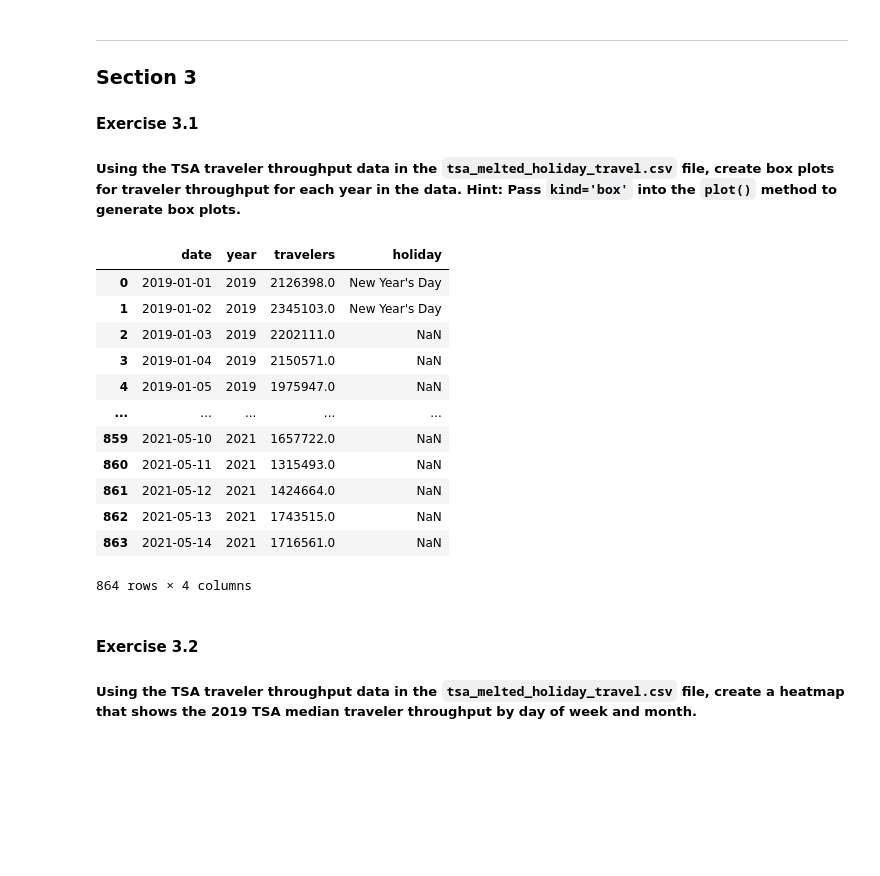
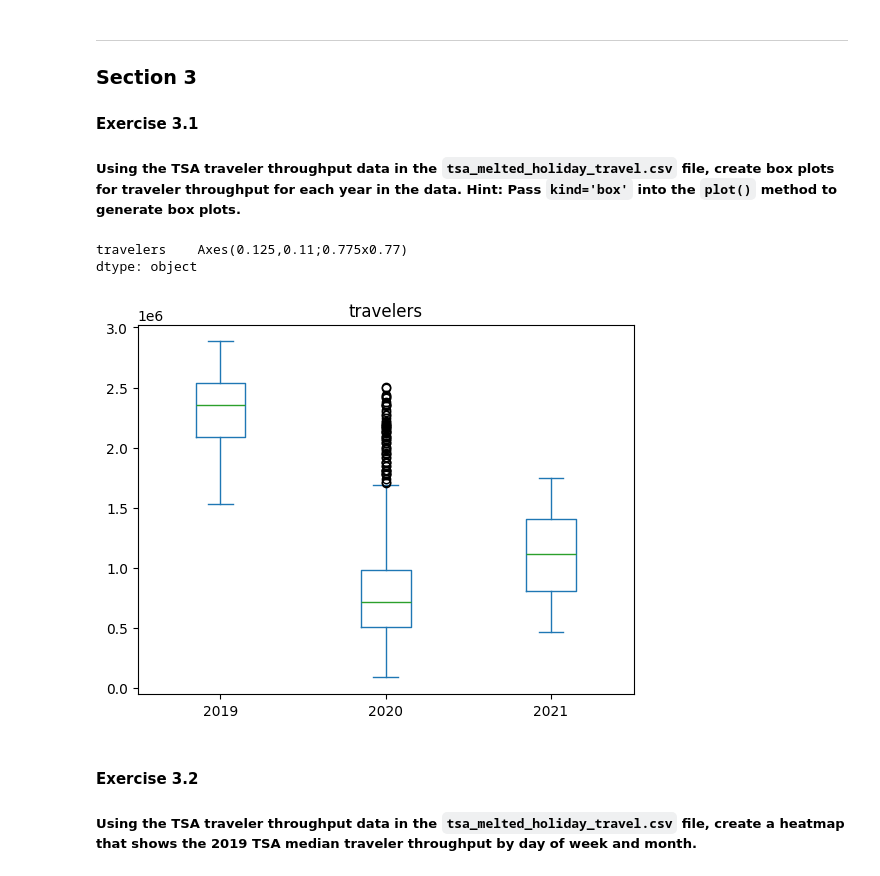
Before and after one commit to aeropagz/data-science, a Jupyter notebook: workbook.ipynb, the cells around one changed output. Saved outputs shown, nothing was run; the diff lists cells and outputs as text; code cells hidden in the pictures; blank space fills up the shorter version.

```diff
--- a/workbook.ipynb
+++ b/workbook.ipynb
@@ -184,22 +175,13 @@ dfTaxi['tpep_dropoff_datetime'] = pd.to_datetime(dfTaxi['tpep_dropoff_datetime']
 #### Exercise 3.1
 ##### Using the TSA traveler throughput data in the `tsa_melted_holiday_travel.csv` file, create box plots for traveler throughput for each year in the data. Hint: Pass `kind='box'` into the `plot()` method to generate box plots.
 # %%
-dfTsa = pd.read_csv("tsa_melted_holiday_travel.csv")
-dfTsa
+dfTsa = pd.read_csv("tsa_melted_holiday_travel.csv", parse_dates=True)
+dfTsa.plot(kind='box', column=["travelers"], by=["year"])
+# dfTsa.boxplot(column=["travelers"], by=["year"], kind='box')
 # %% [output]
-|  | date | year | travelers | holiday |
-| 0 | 2019-01-01 | 2019 | 2126398.0 | New Year's Day |
-| 1 | 2019-01-02 | 2019 | 2345103.0 | New Year's Day |
-| 2 | 2019-01-03 | 2019 | 2202111.0 | NaN |
-| 3 | 2019-01-04 | 2019 | 2150571.0 | NaN |
-| 4 | 2019-01-05 | 2019 | 1975947.0 | NaN |
-| ... | ... | ... | ... | ... |
-| 859 | 2021-05-10 | 2021 | 1657722.0 | NaN |
-| 860 | 2021-05-11 | 2021 | 1315493.0 | NaN |
-| 861 | 2021-05-12 | 2021 | 1424664.0 | NaN |
-| 862 | 2021-05-13 | 2021 | 1743515.0 | NaN |
-| 863 | 2021-05-14 | 2021 | 1716561.0 | NaN |
-864 rows × 4 columns
+travelers    Axes(0.125,0.11;0.775x0.77)
+dtype: object
+[figure, added]
 # %% [markdown]
 #### Exercise 3.2
 ##### Using the TSA traveler throughput data in the `tsa_melted_holiday_travel.csv` file, create a heatmap that shows the 2019 TSA median traveler throughput by day of week and month.
```
Also changed, not shown: parts of 3 cells of this notebook, 2 other files.
